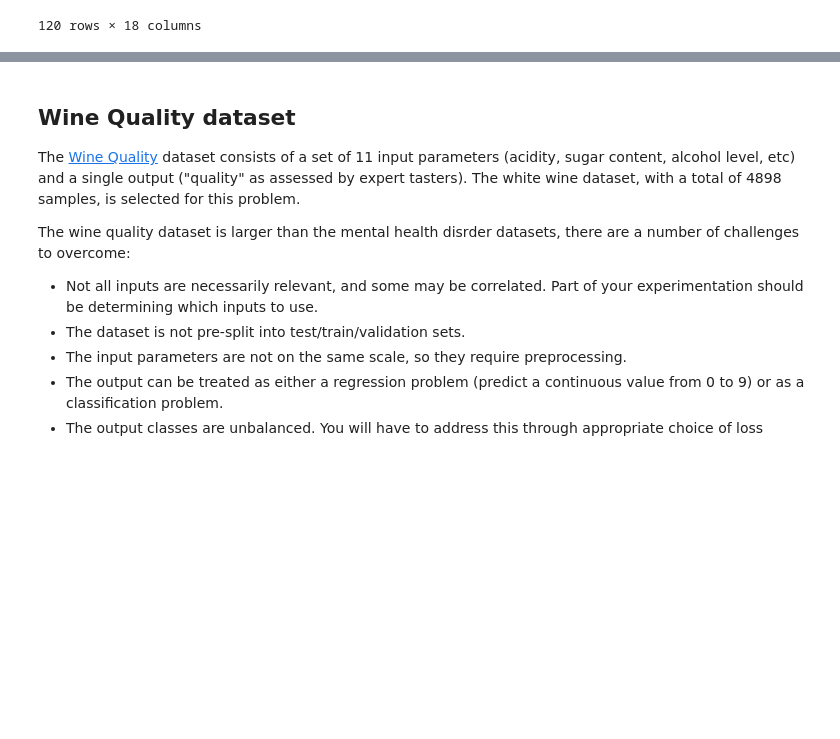
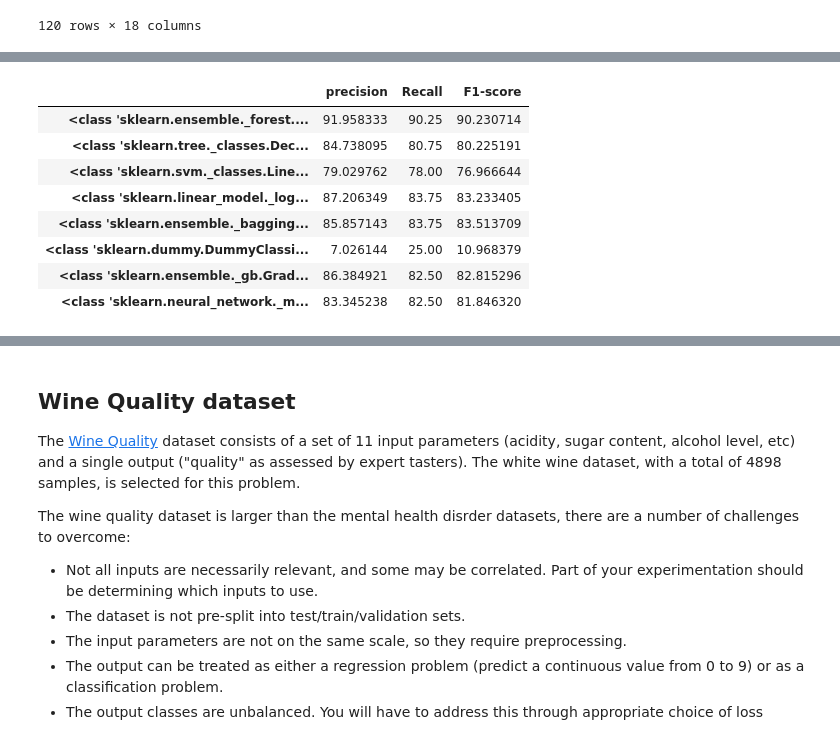
Before and after one commit to thaladikary/ml-assignment-1, a Jupyter notebook: Assignment2_Description.ipynb, the cells around one changed output, grey strips where cells are left out. Saved outputs shown, nothing was run; the diff lists cells and outputs as text; code cells hidden in the pictures; blank space fills up the shorter version.

```diff
--- a/Assignment2_Description.ipynb
+++ b/Assignment2_Description.ipynb
@@ -156,0 +219,4 @@ dataframe
+# %%
+from sklearn.model_selection import train_test_split
+
+X_train, X_test, y_train, y_test = train_test_split(data, target, test_size=0.2, random_state=42)
@@ -156,0 +267,2 @@ dataframe
+# %%
+X_train_prepared = full_pipeline.fit_transform(X_train)
@@ -156,0 +303,59 @@ dataframe
+# %%
+from sklearn.model_selection import cross_validate
+from sklearn.ensemble import RandomForestClassifier
+from sklearn.tree import DecisionTreeClassifier
+from sklearn.svm import LinearSVC
+from sklearn.linear_model import LogisticRegression
+from sklearn.ensemble import BaggingClassifier
+from sklearn.dummy import DummyClassifier
+from sklearn.ensemble import GradientBoostingClassifier
+from sklearn.neural_network import MLPClassifier
+from sklearn.metrics import precision_score, recall_score, f1_score
+from sklearn.metrics import make_scorer
+
+list_modules = [RandomForestClassifier,DecisionTreeClassifier,LinearSVC,LogisticRegression,BaggingClassifier,DummyClassifier,GradientBoostingClassifier,MLPClassifier]
+
+results_df = []
+
+for m in list_modules:
+  clf = m(random_state=42)
+
+  clf.fit(X_train_prepared, y_train)
+
+
+  scorers = {
+      'precision': make_scorer(precision_score, average='macro'),
+      'recall': make_scorer(recall_score, average='macro'),
+      'f1': make_scorer(f1_score, average='macro')
+  }
+
+  # Perform cross-validation with multiple scoring metrics doing this 5 iterations
+  scores = cross_validate(clf, X_train_prepared, y_train , cv=5, scoring=scorers)
+
+
+  # Store the results in a DataFrame
+  #When you use make_scorer to  define custom scorers th default named prefixes is test_ + the key name from scorers dictionary
+  #The reason I did mean for each metric is because I want to see
+  df = pd.DataFrame({
+      'precision': scores['test_precision'].mean() * 100,
+      'Recall': scores['test_recall'].mean() * 100,
+      'F1-score': scores['test_f1'].mean() * 100
+  }, index=[m])
+
+  results_df.append(df)
+
+# Concatenate all DataFrames into one large DataFrame
+combined_df = pd.concat(results_df)
+
+combined_df
+#KNeighborsClassifier,DecisionTreeClassifier,RandomForestClassifier,StackingClassifier,CalibratedClassifierCV
+# %% [output]
+|  | precision | Recall | F1-score |
+| <class 'sklearn.ensemble._forest.... | 91.958333 | 90.25 | 90.230714 |
+| <class 'sklearn.tree._classes.Dec... | 84.738095 | 80.75 | 80.225191 |
+| <class 'sklearn.svm._classes.Line... | 79.029762 | 78.00 | 76.966644 |
+| <class 'sklearn.linear_model._log... | 87.206349 | 83.75 | 83.233405 |
+| <class 'sklearn.ensemble._bagging... | 85.857143 | 83.75 | 83.513709 |
+| <class 'sklearn.dummy.DummyClassi... | 7.026144 | 25.00 | 10.968379 |
+| <class 'sklearn.ensemble._gb.Grad... | 86.384921 | 82.50 | 82.815296 |
+| <class 'sklearn.neural_network._m... | 83.345238 | 82.50 | 81.846320 |
```
Also changed, not shown: parts of 23 cells of this notebook.
